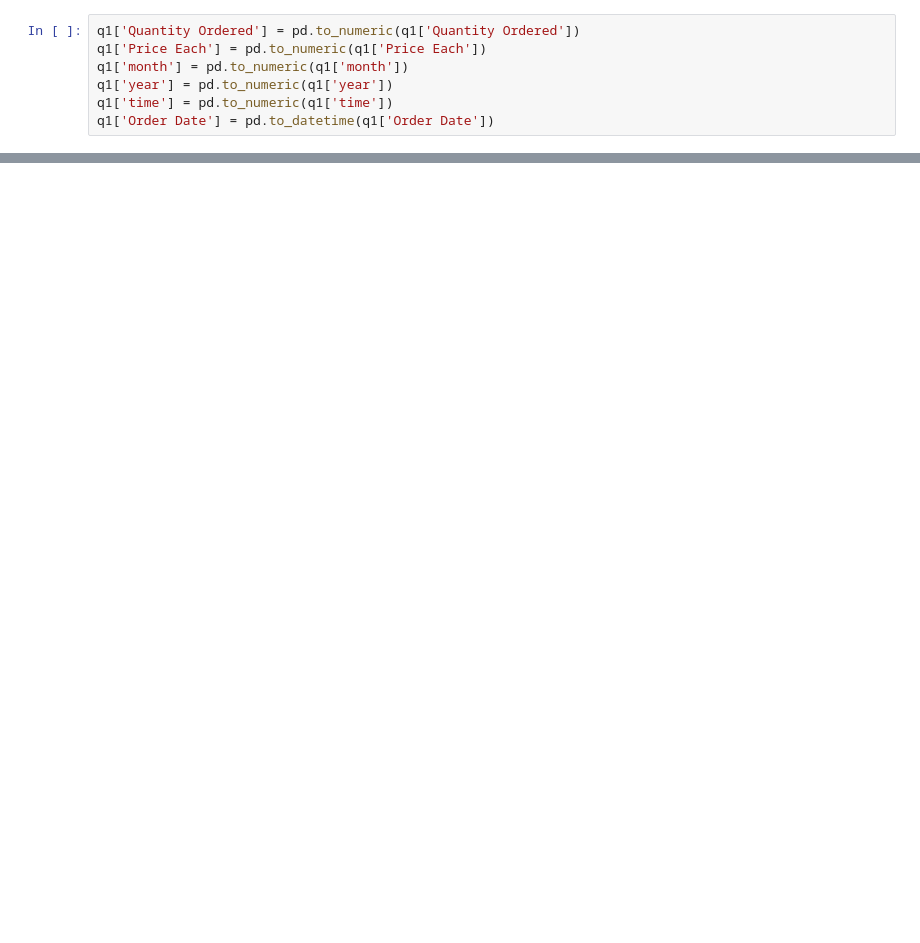
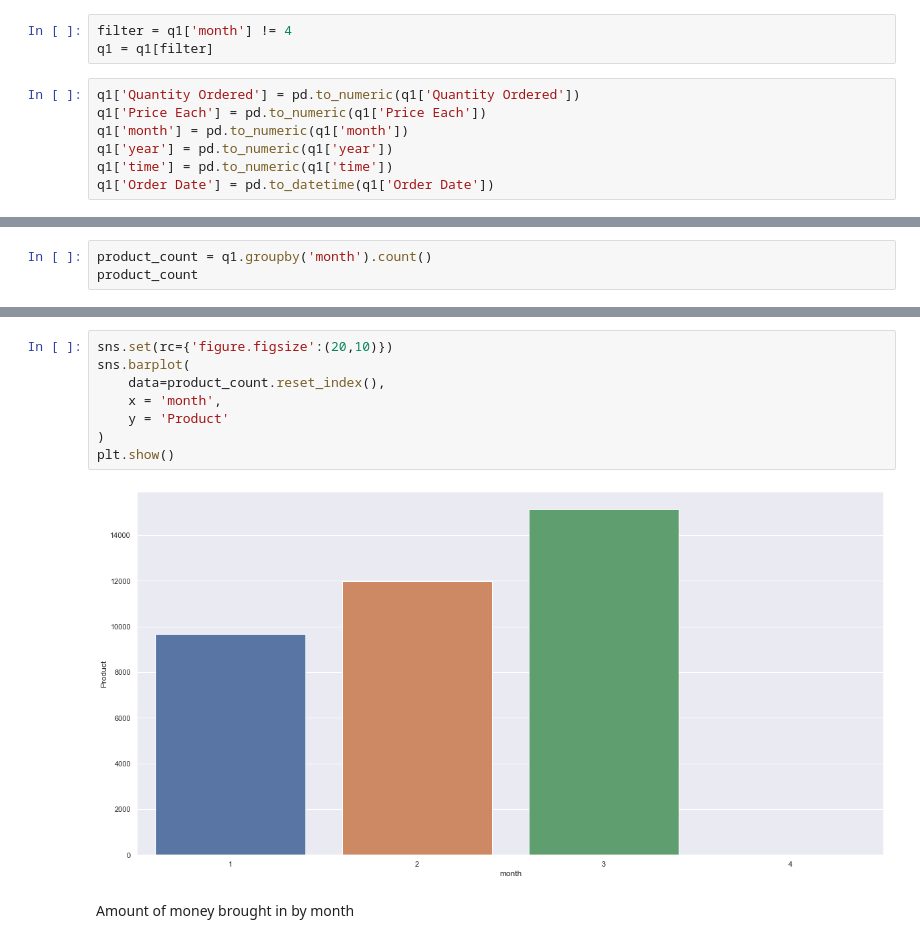
Before and after one commit to bejarrodar/GroupProject3, a Jupyter notebook: quarter1.ipynb, the cells around one changed output, grey strips where cells are left out. Cells and saved outputs as stored; diff of their text form; blank space fills up the shorter version.

```diff
--- a/quarter1.ipynb
+++ b/quarter1.ipynb
@@ -64,3 +86,6 @@ q1
+# %%
+filter = q1['month'] != 4
+q1 = q1[filter]
 # %%
 q1['Quantity Ordered'] = pd.to_numeric(q1['Quantity Ordered'])
 q1['Price Each'] = pd.to_numeric(q1['Price Each'])
@@ -89,0 +119,3 @@ memory usage: 2.8+ MB
+# %%
+product_count = q1.groupby('month').count()
+product_count
@@ -89,0 +129,12 @@ memory usage: 2.8+ MB
+# %%
+sns.set(rc={'figure.figsize':(20,10)})
+sns.barplot(
+    data=product_count.reset_index(),
+    x = 'month',
+    y = 'Product'
+)
+plt.show()
+# %% [output]
+[figure, added]
+# %% [markdown]
+Amount of money brought in by month
```
Also changed, not shown: parts of 28 cells of this notebook.
